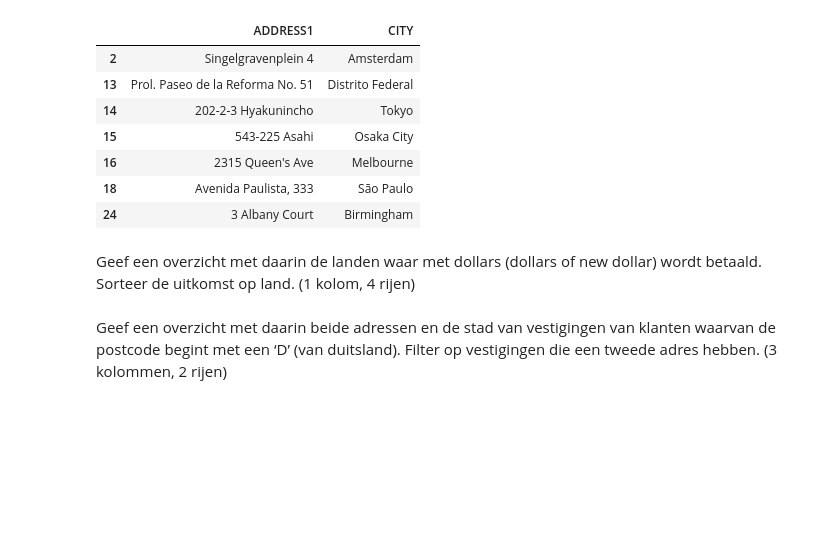
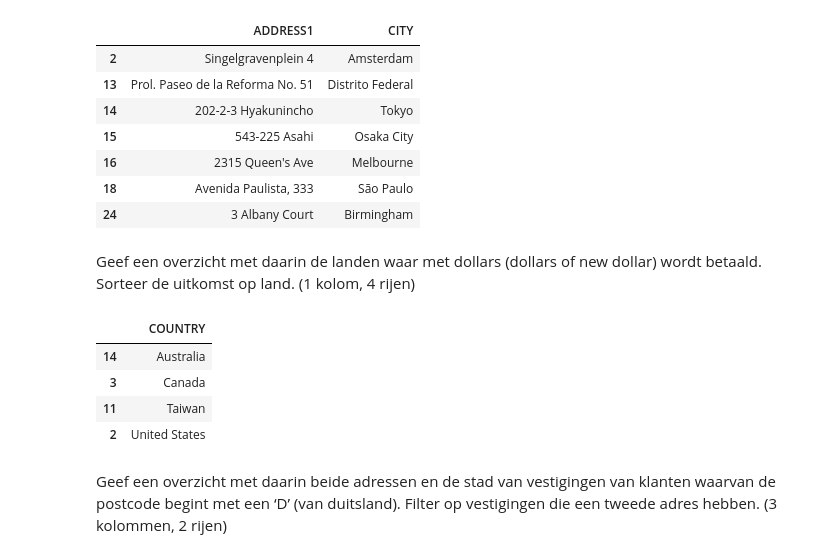
Before and after one commit to RobbertSchwarze/SEM4Robbert, a Jupyter notebook: DEAI - Pythonweek WC Dataselectie met pandas/Opdrachten.ipynb, the cells around one changed output. Saved outputs shown, nothing was run; the diff lists cells and outputs as text; code cells hidden in the pictures; blank space fills up the shorter version.

```diff
--- a/DEAI - Pythonweek WC Dataselectie met pandas/Opdrachten.ipynb
+++ b/DEAI - Pythonweek WC Dataselectie met pandas/Opdrachten.ipynb
@@ -252,6 +252,24 @@ salesbranch.loc[alle_adressen_bekend, ['ADDRESS1', 'CITY']]
 | 24 | 3 Albany Court | Birmingham |
 # %% [markdown]
 Geef een overzicht met daarin de landen waar met dollars (dollars of new dollar) wordt betaald. Sorteer de uitkomst op land. (1 kolom, 4 rijen)
+# %%
+#Lees de query om een variabele aan te maken
+# Welk tabel hebben we nodig? #country
+# Welke kolommen hebben we nodig? #CURRENCY_NAME #COUNTRY
+# Maak een boolean waar de landen met dollars of new dollar betalen.
+# Sorteer de uitkomst op land. .sort_values
+
+country = pd.read_sql(select_all_country, conn)
+
+country_dollar_new_dollar = ((country['CURRENCY_NAME'] == 'dollars') | (country['CURRENCY_NAME'] == 'new dollar'))
+
+country.loc[country_dollar_new_dollar, ['COUNTRY']].sort_values('COUNTRY')
+# %% [output]
+|  | COUNTRY |
+| 14 | Australia |
+| 3 | Canada |
+| 11 | Taiwan |
+| 2 | United States |
 # %% [markdown]
 Geef een overzicht met daarin beide adressen en de stad van vestigingen van klanten waarvan de postcode begint met een ‘D’ (van duitsland). Filter op vestigingen die een tweede adres hebben. (3 kolommen, 2 rijen)
 # %% [markdown]
```
Also changed, not shown: parts of 2 cells of this notebook.
